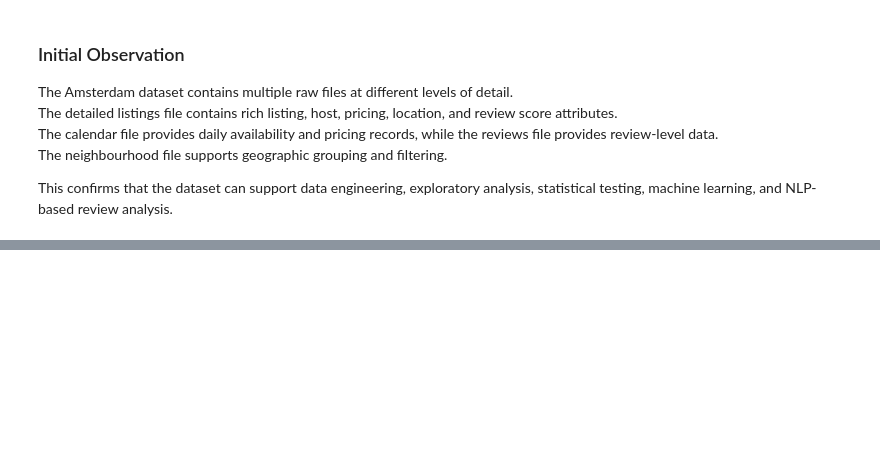
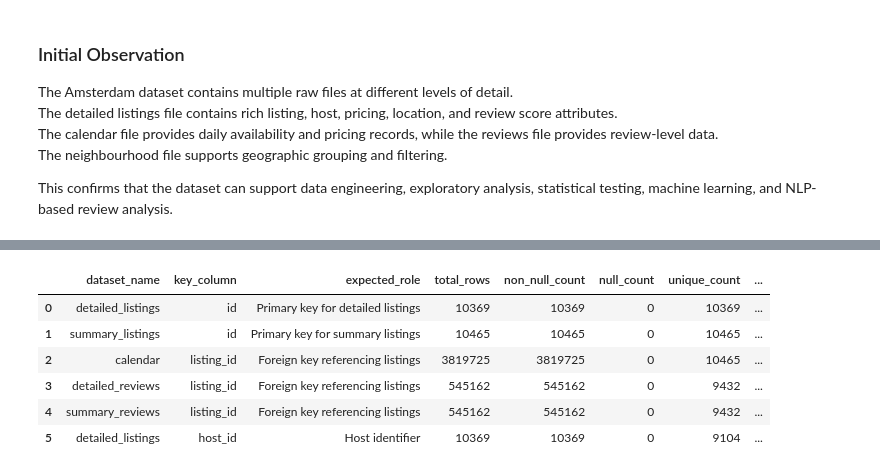
Before and after one commit to Tnadeeja/Inside-Airbnb-Market-Intelligence-Platform-Data-Engineering-Analytics-AI, a Jupyter notebook: notebooks/01_dataset_familiarization.ipynb, the cells around one changed output, grey strips where cells are left out. Saved outputs shown, nothing was run; the diff lists cells and outputs as text; code cells hidden in the pictures; blank space fills up the shorter version.

```diff
--- a/notebooks/01_dataset_familiarization.ipynb
+++ b/notebooks/01_dataset_familiarization.ipynb
@@ -158,0 +290,16 @@ This confirms that the dataset can support data engineering, exploratory analysi
+# %%
+duplicate_summary_rows = []
+
+for dataset_name, df in datasets.items():
+    duplicate_count = df.duplicated().sum()
+    duplicate_percentage = round((duplicate_count / len(df)) * 100, 4)
+
+    duplicate_summary_rows.append({
+        "dataset_name": dataset_name,
+        "total_rows": len(df),
+        "duplicate_rows": duplicate_count,
+        "duplicate_percentage": duplicate_percentage
+    })
+
+duplicate_summary_df = pd.DataFrame(duplicate_summary_rows)
+duplicate_summary_df
@@ -158,0 +327,74 @@ This confirms that the dataset can support data engineering, exploratory analysi
+# %%
+key_checks = [
+    {
+        "dataset_name": "detailed_listings",
+        "key_column": "id",
+        "expected_role": "Primary key for detailed listings"
+    },
+    {
+        "dataset_name": "summary_listings",
+        "key_column": "id",
+        "expected_role": "Primary key for summary listings"
+    },
+    {
+        "dataset_name": "calendar",
+        "key_column": "listing_id",
+        "expected_role": "Foreign key referencing listings"
+    },
+    {
+        "dataset_name": "detailed_reviews",
+        "key_column": "listing_id",
+        "expected_role": "Foreign key referencing listings"
+    },
+    {
+        "dataset_name": "summary_reviews",
+        "key_column": "listing_id",
+        "expected_role": "Foreign key referencing listings"
+    },
+    {
+        "dataset_name": "detailed_listings",
+        "key_column": "host_id",
+        "expected_role": "Host identifier"
+    }
+]
+
+key_quality_rows = []
+
+for check in key_checks:
+    dataset_name = check["dataset_name"]
+    key_column = check["key_column"]
+    df = datasets[dataset_name]
+
+    if key_column in df.columns:
+        key_quality_rows.append({
+            "dataset_name": dataset_name,
+            "key_column": key_column,
+            "expected_role": check["expected_role"],
+            "total_rows": len(df),
+            "non_null_count": df[key_column].notna().sum(),
+            "null_count": df[key_column].isna().sum(),
+            "unique_count": df[key_column].nunique(dropna=True),
+            "duplicate_key_count": df[key_column].duplicated().sum()
+        })
+    else:
+        key_quality_rows.append({
+            "dataset_name": dataset_name,
+            "key_column": key_column,
+            "expected_role": check["expected_role"],
+            "total_rows": len(df),
+            "non_null_count": None,
+            "null_count": None,
+            "unique_count": None,
+            "duplicate_key_count": None
+        })
+
+key_quality_df = pd.DataFrame(key_quality_rows)
+key_quality_df
+# %% [output]
+|  | dataset_name | key_column | expected_role | total_rows | non_null_count | null_count | unique_count | ... |
+| 0 | detailed_listings | id | Primary key for detailed listings | 10369 | 10369 | 0 | 10369 | ... |
+| 1 | summary_listings | id | Primary key for summary listings | 10465 | 10465 | 0 | 10465 | ... |
+| 2 | calendar | listing_id | Foreign key referencing listings | 3819725 | 3819725 | 0 | 10465 | ... |
+| 3 | detailed_reviews | listing_id | Foreign key referencing listings | 545162 | 545162 | 0 | 9432 | ... |
+| 4 | summary_reviews | listing_id | Foreign key referencing listings | 545162 | 545162 | 0 | 9432 | ... |
+| 5 | detailed_listings | host_id | Host identifier | 10369 | 10369 | 0 | 9104 | ... |
```
Also changed, not shown: parts of 17 cells of this notebook, 4 other files.
